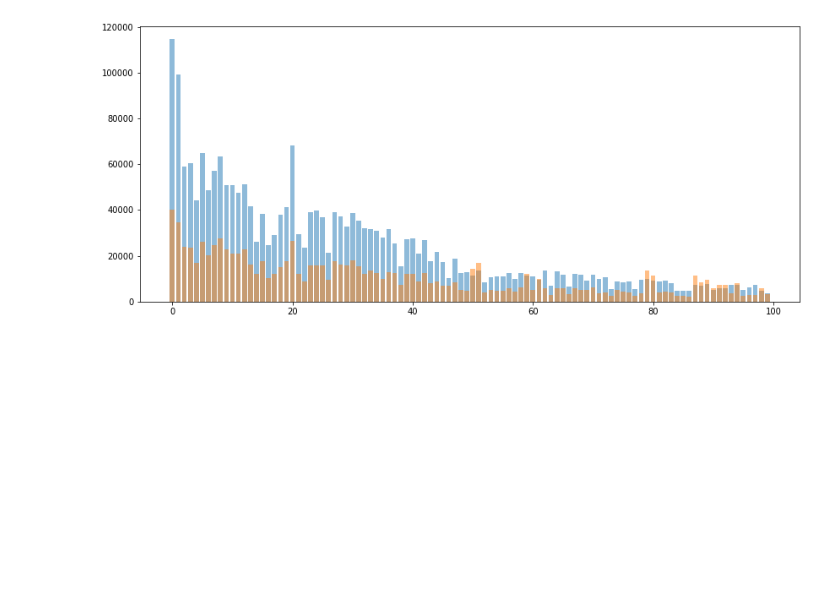
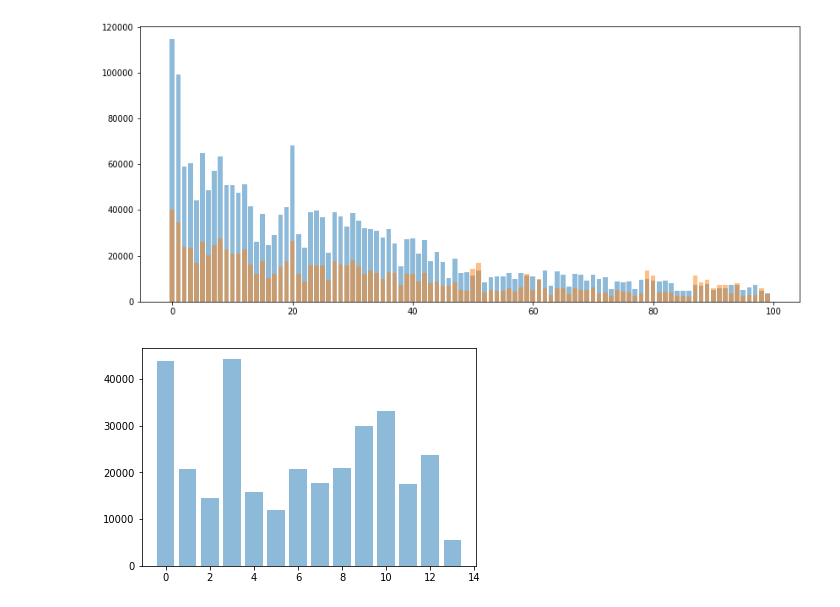
Before and after one commit to rykachevskiy/CRISPR, a Jupyter notebook: process clostridium answ.ipynb, the cells around one changed output. Cells and saved outputs as stored; diff of their text form; code cells hidden in the pictures; blank space fills up the shorter version.

```diff
--- a/process clostridium answ.ipynb
+++ b/process clostridium answ.ipynb
@@ -96,5 +101,0 @@ G = nx.DiGraph()
-# %%
-arrs = [[1,2,3,4], [8,12,16]]
-for arr in arrs:
-    G.add_path(arr)
-pos = prepare_pos(arrs)[0]
@@ -213,0 +192,29 @@ transfered = [cl_to_n_13[hu.find_closest(cl_to_n_13, n_to_cl_110[x])[1]] for x i
+# %%
+def calc_weighs(gr, arrs):
+    weights = []
+    for arr in arrs:
+        w = []
+        for a, b in zip(arr, arr[1:]):
+            w.append(gr[a][b])
+        weights.append(w)
+
+    return weights
+# %%
+weights_110 = calc_weighs(gr110, arrays_110)
+weights_13 = calc_weighs(gr13, arrays_13)
+# %%
+def bars(arrays = None, alpha = 0.5,  *args):
+    if arrays is None:
+        to_plot = args
+    else:
+        try:
+            arrays[0][0]
+            to_plot = arrays
+        except:
+            to_plot = [arrays]
+    for a in to_plot:
+        plt.bar(np.arange(len(a)), a, alpha = alpha)
+# %%
+bars(weights_110[1])
+# %% [output]
+[figure, added]
```
Also changed, not shown: parts of 23 cells of this notebook, 4 other files.
